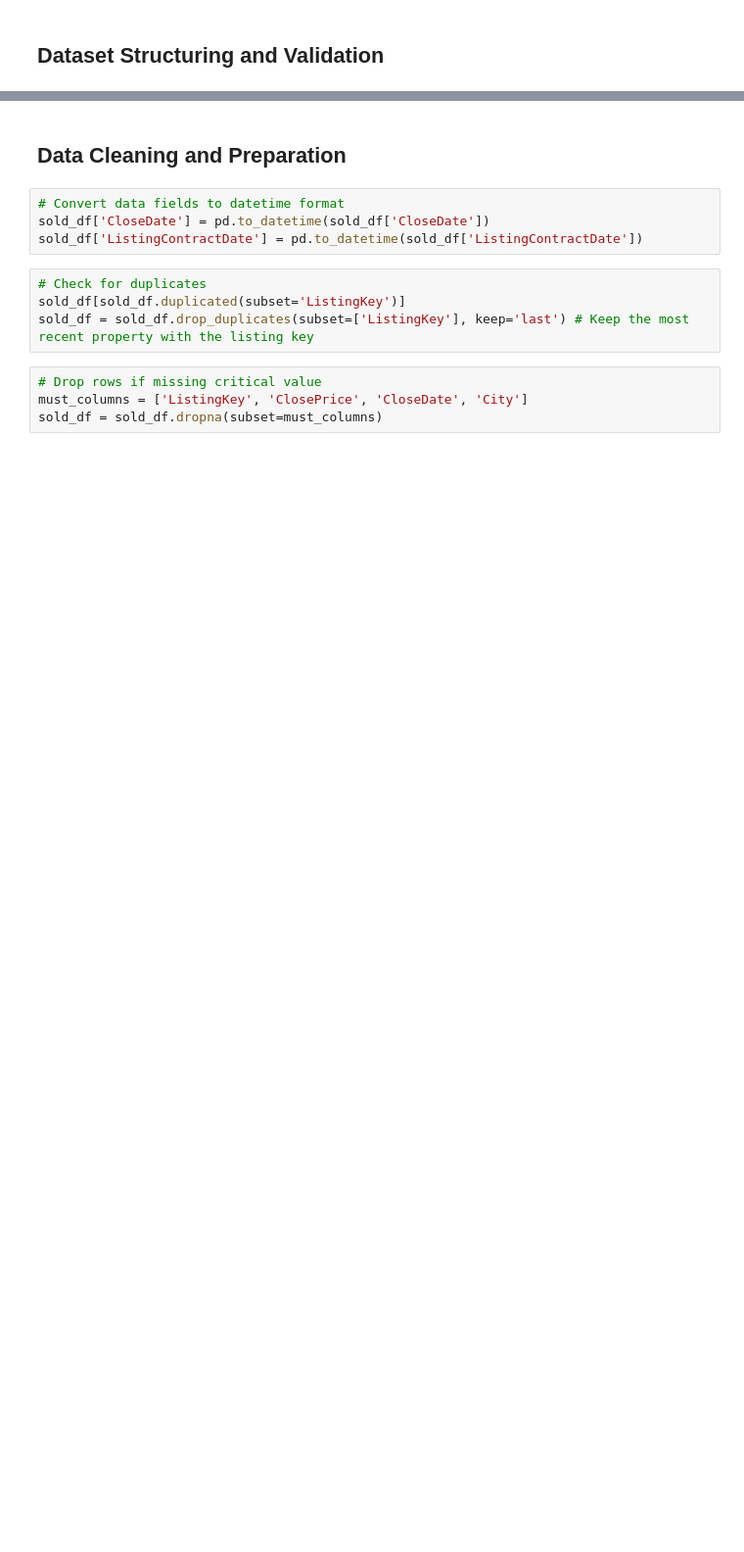
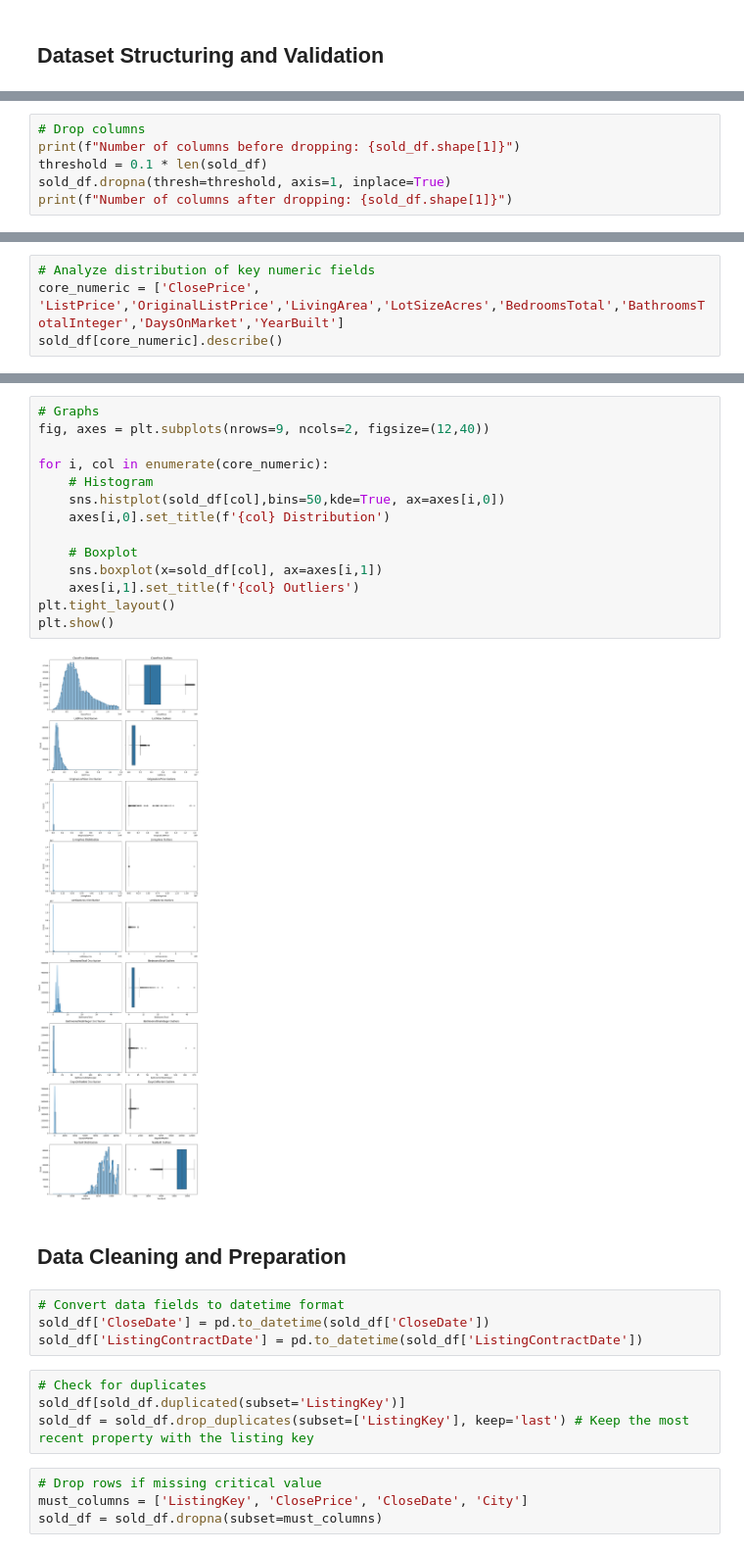
Before and after one commit to BoppingNoodles/IDX_Exchange, a Jupyter notebook: SoldAnalysis.ipynb, the cells around one changed output, grey strips where cells are left out. Shown at 98% size. Cells and saved outputs as stored; diff of their text form; blank space fills up the shorter version.

```diff
--- a/SoldAnalysis.ipynb
+++ b/SoldAnalysis.ipynb
@@ -180,0 +167,6 @@ Length: 84, dtype: int64
+# %%
+# Drop columns
+print(f"Number of columns before dropping: {sold_df.shape[1]}")
+threshold = 0.1 * len(sold_df)
+sold_df.dropna(thresh=threshold, axis=1, inplace=True)
+print(f"Number of columns after dropping: {sold_df.shape[1]}")
@@ -180,0 +178,4 @@ Length: 84, dtype: int64
+# %%
+# Analyze distribution of key numeric fields
+core_numeric = ['ClosePrice', 'ListPrice','OriginalListPrice','LivingArea','LotSizeAcres','BedroomsTotal','BathroomsTotalInteger','DaysOnMarket','YearBuilt']
+sold_df[core_numeric].describe()
@@ -181,3 +192,19 @@ Length: 84, dtype: int64
+# %%
+# Graphs
+fig, axes = plt.subplots(nrows=9, ncols=2, figsize=(12,40))
+
+for i, col in enumerate(core_numeric):
+    # Histogram
+    sns.histplot(sold_df[col],bins=50,kde=True, ax=axes[i,0])
+    axes[i,0].set_title(f'{col} Distribution')
+
+    # Boxplot
+    sns.boxplot(x=sold_df[col], ax=axes[i,1])
+    axes[i,1].set_title(f'{col} Outliers')
+plt.tight_layout()
+plt.show()
+# %% [output]
+[figure, added]
 # %% [markdown]
 ## Data Cleaning and Preparation
 # %%
```
Also changed, not shown: parts of 22 cells of this notebook.
